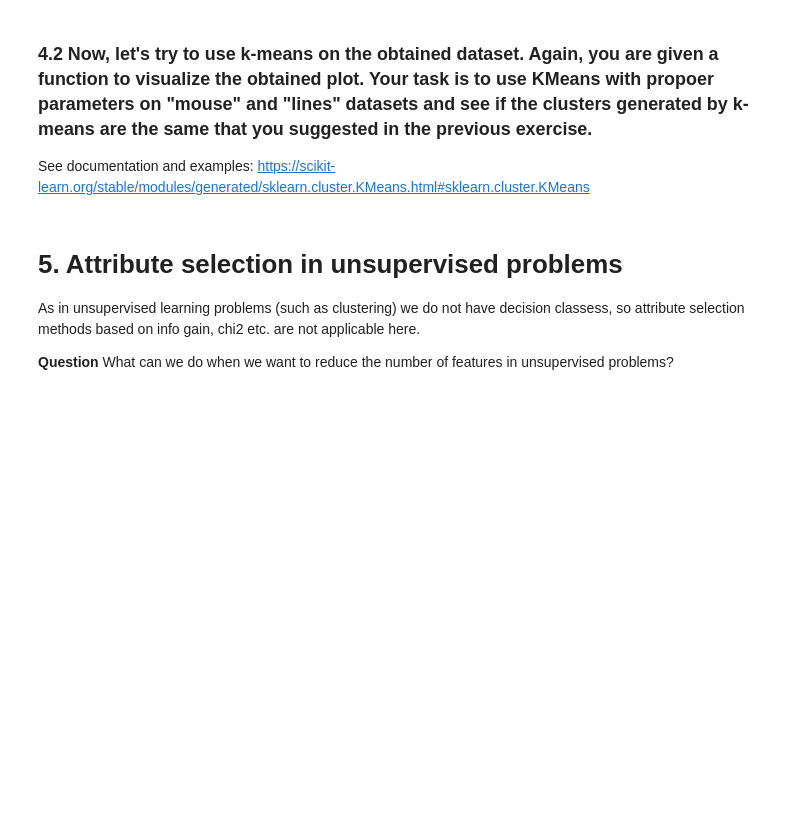
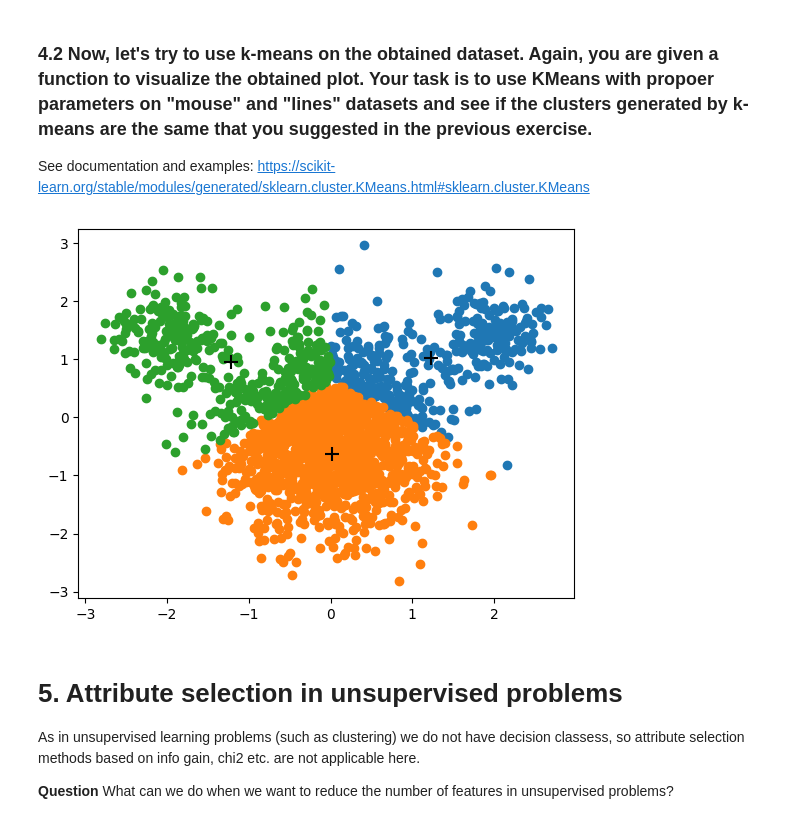
Before and after one commit to maciej-wieczorek/sem7, a Jupyter notebook: SNUM/lab5/k-means_exercises.ipynb, the cells around one changed output. Drawn from its saved outputs; the diff is of its cells as text; code cells hidden in the pictures; blank space fills up the shorter version.

```diff
--- a/SNUM/lab5/k-means_exercises.ipynb
+++ b/SNUM/lab5/k-means_exercises.ipynb
@@ -136,11 +136,12 @@ def visualize_clusters(clusters, centroids):
 # %%
 from sklearn.cluster import KMeans
 # TODO use KMeans to cluster mouse and lines. Visualize and analyze the obtained clusters.
-kmeans = KMeans(n_clusters=3).fit(mouse_data)
-clusters = [[],[],[]]
-for point in mouse_data:
-    clusters[kmeans.predict(point.reshape(1, -1))[0]].append(point)
+num_clusters = 3
+kmeans = KMeans(n_clusters=num_clusters).fit(mouse_data)
+clusters = [mouse_data[kmeans.labels_ == i] for i in range(num_clusters)]
 visualize_clusters(clusters, kmeans.cluster_centers_)
+# %% [output]
+[figure, added]
 # %% [markdown]
 # 5. Attribute selection in unsupervised problems
 
```
Also changed, not shown: parts of 11 cells of this notebook, 2 other files.
